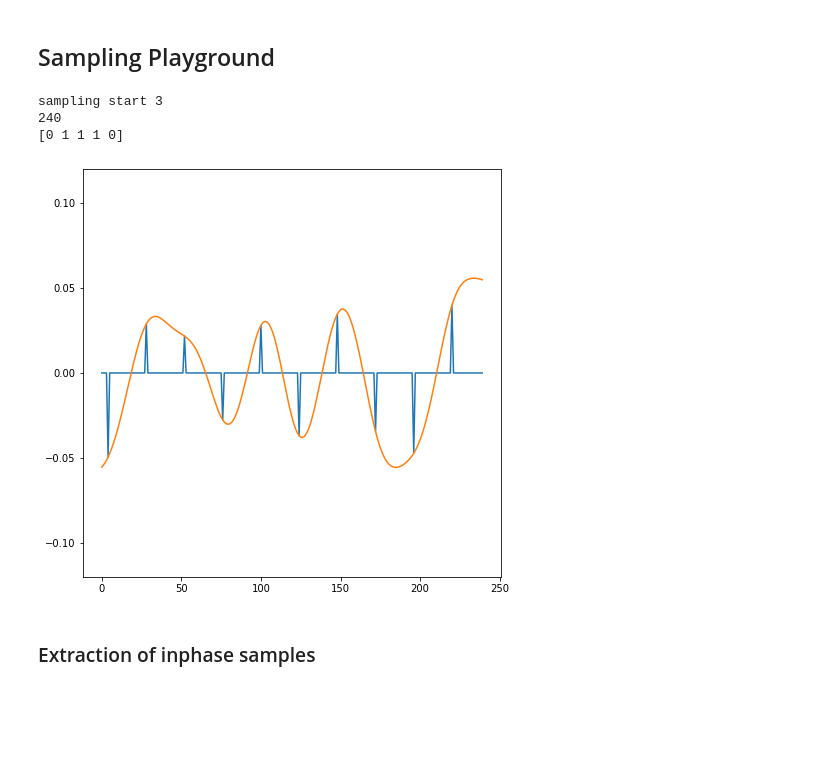
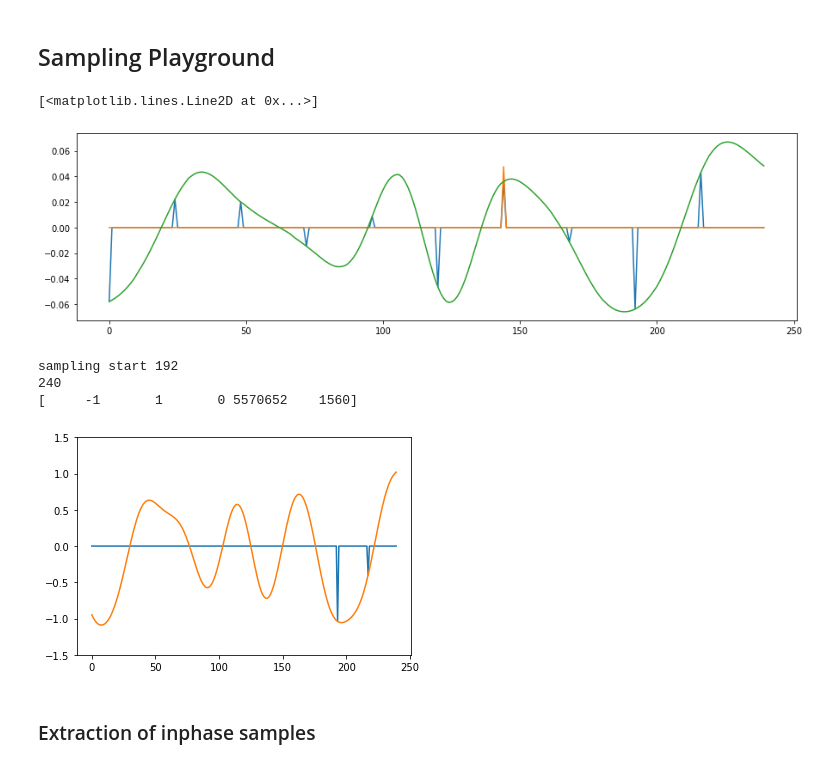
Before and after one commit to Why-Bee/3dy4-project, a Jupyter notebook: model/fmRdsBasic.ipynb, the cells around one changed output. Cells and saved outputs as stored; diff of their text form; code cells hidden in the pictures; blank space fills up the shorter version.

Commit message:
Bug fixed on the resampler, added a new filter. TODO: make the same fix for Quadrature, and fix the sampling start adjust since I didnt understand it yet

```diff
--- a/model/fmRdsBasic.ipynb
+++ b/model/fmRdsBasic.ipynb
@@ -47,6 +47,10 @@ rds_upsampling_factor = 19
 rds_downsampling_factor = 80
 rds_decim = rds_downsampling_factor/rds_upsampling_factor
 
+rds_resampler_gain = rds_upsampling_factor
+rds_resampler_taps = rds_lpf_taps*rds_upsampling_factor
+rds_resampler_Fc = min((rds_upsampling_factor/rds_downsampling_factor)*((rf_Fs/rf_decim)/2), (rf_Fs/rf_decim)/2)
+
 rds_squared_bpf_fc_low = 113.5e3
 rds_squared_bpf_fc_high = 114.5e3
 rds_carrier_frequency = 114e3
@@ -118,7 +122,7 @@ rds_squared_bpf_coeff = bpFirwin((rf_Fs/rf_decim),
 
 rds_lpf_coeff = signal.firwin(rds_lpf_taps, rds_lpf_fc/((rf_Fs/rf_decim)/2), window=('hann'))
 
-
+rds_resampler_coeff = signal.firwin(rds_resampler_taps, rds_resampler_Fc/(rds_upsampling_factor*((rf_Fs/rf_decim)/2)), window=('hann'))
 
 rds_rrc_coeff = impulseResponseRootRaisedCosine(rf_Fs/(rf_decim*rds_decim), rds_rrc_taps)
 # %% [markdown]
@@ -180,7 +184,7 @@ rds_mixed_lfiltered_inPhase = signal.lfilter(rds_lpf_coeff, 1.0, rds_mixed_inPha
 
 rds_upsampled_inPhase = upsample(rds_mixed_lfiltered_inPhase, rds_upsampling_factor)
 
-rds_upsampled_lfilterd_inPhase = signal.lfilter(rds_lpf_coeff, 1.0, rds_upsampled_inPhase)
+rds_upsampled_lfilterd_inPhase = rds_resampler_gain * signal.lfilter(rds_resampler_coeff, 1.0, rds_upsampled_inPhase)
 
 rds_resampled_inPhase = rds_upsampled_lfilterd_inPhase[::rds_downsampling_factor]
 
@@ -225,6 +229,9 @@ plt.figure().set_figwidth(15)
 plt.plot(samples_rrc)
 plt.plot(samples_no_rrc)
 plt.plot(rrc_sample_window)
+# %% [output]
+[<matplotlib.lines.Line2D at 0x...>]
+[figure, added]
 # %%
 def sampling_start_adjust(block, samples_per_symbol):
     abs_min_idx = 0
@@ -271,37 +278,37 @@ samples = np.concatenate((np.zeros(sampling_start+1), samples_upsampled))
 
 rrc_sample_window = rds_rrcfiltered_inPhase[sample_window_start:sample_window_start+winsize]
 rrc_sample_window_quad = rds_rrcfiltered_quad[sample_window_start:sample_window_start+winsize]
 
 samples_rrc = samples * rrc_sample_window
 samples_rrc_quad = samples * rrc_sample_window_quad
 
 
 bool_array = np.empty(int(symbols_per_window/2), dtype=int)
 index = 0
 errors = 0
 
 print(winsize)
 
 for i in range(sampling_start, winsize, 2*samples_per_symbol):
     if rrc_sample_window[i] > 0 and rrc_sample_window[i+samples_per_symbol] < 0:
         bool_array[index] = 1
     elif rrc_sample_window[i] < 0 and rrc_sample_window[i+samples_per_symbol] > 0:
         bool_array[index] = 0
     else:
         bool_array[index] = -1
     index = index + 1
 
 print(bool_array)
 
 plt.plot(samples_rrc)
 plt.plot(rrc_sample_window)
-plt.ylim(-0.12, 0.12)
+plt.ylim(-1.5, 1.5)
 plt.show()
 # %% [output]
-sampling start 3
+sampling start 192
 240
-[0 1 1 1 0]
+[     -1       1       0 5570652    1560]
-[figure, old version]
+[figure, new version]
 # %% [markdown]
 ### Extraction of inphase samples
 # %%
```
Also changed, not shown: parts of 2 cells of this notebook.
